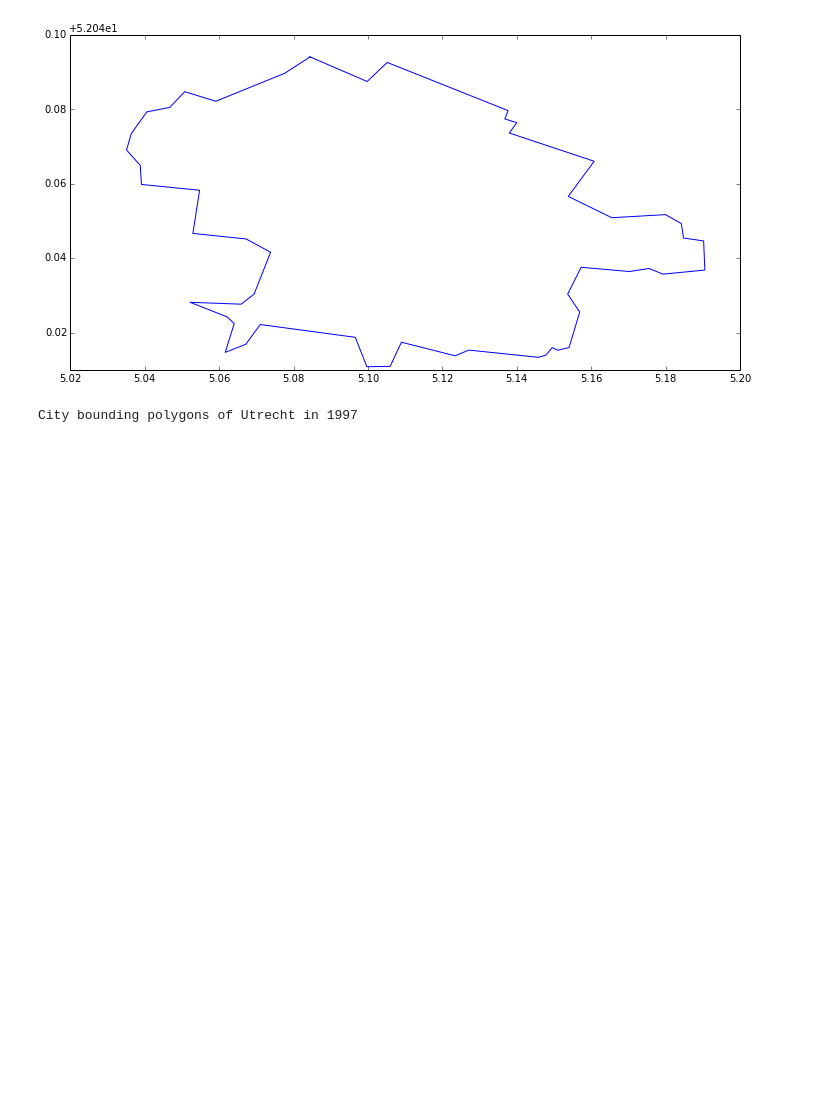
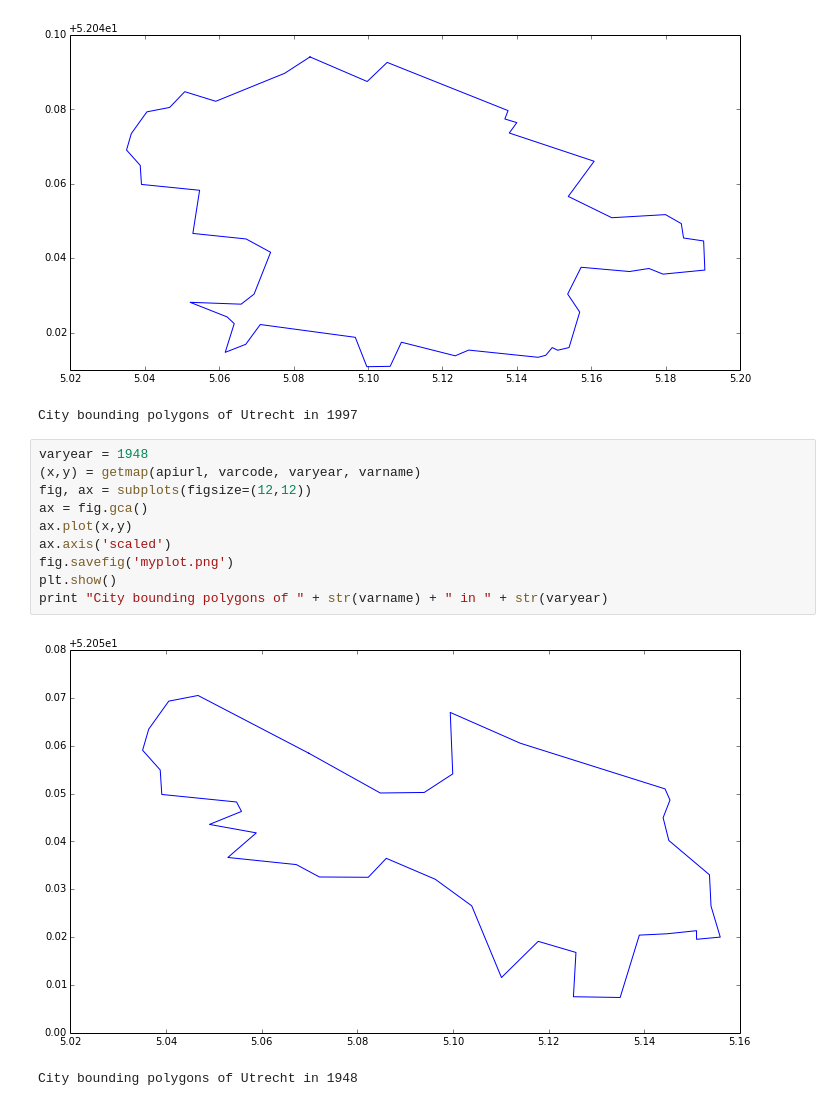
Before and after one commit to IISH/nlgis2, a Jupyter notebook: maps/usecases/viewer.ipynb, the cells around one changed output. Drawn from its saved outputs; the diff is of its cells as text; blank space fills up the shorter version.

Commit message:
Use case for Utrecht extended with other years

```diff
--- a/maps/usecases/viewer.ipynb
+++ b/maps/usecases/viewer.ipynb
@@ -80,3 +80,16 @@ print "City bounding polygons of " + str(varname) + " in " + str(varyear)
 # %% [output]
 [figure]
 City bounding polygons of Utrecht in 1997
+# %%
+varyear = 1948
+(x,y) = getmap(apiurl, varcode, varyear, varname)
+fig, ax = subplots(figsize=(12,12))
+ax = fig.gca()
+ax.plot(x,y)
+ax.axis('scaled')
+fig.savefig('myplot.png')
+plt.show()
+print "City bounding polygons of " + str(varname) + " in " + str(varyear)
+# %% [output]
+[figure, added]
+City bounding polygons of Utrecht in 1948
```
Also changed, not shown: parts of 1 cell of this notebook.
